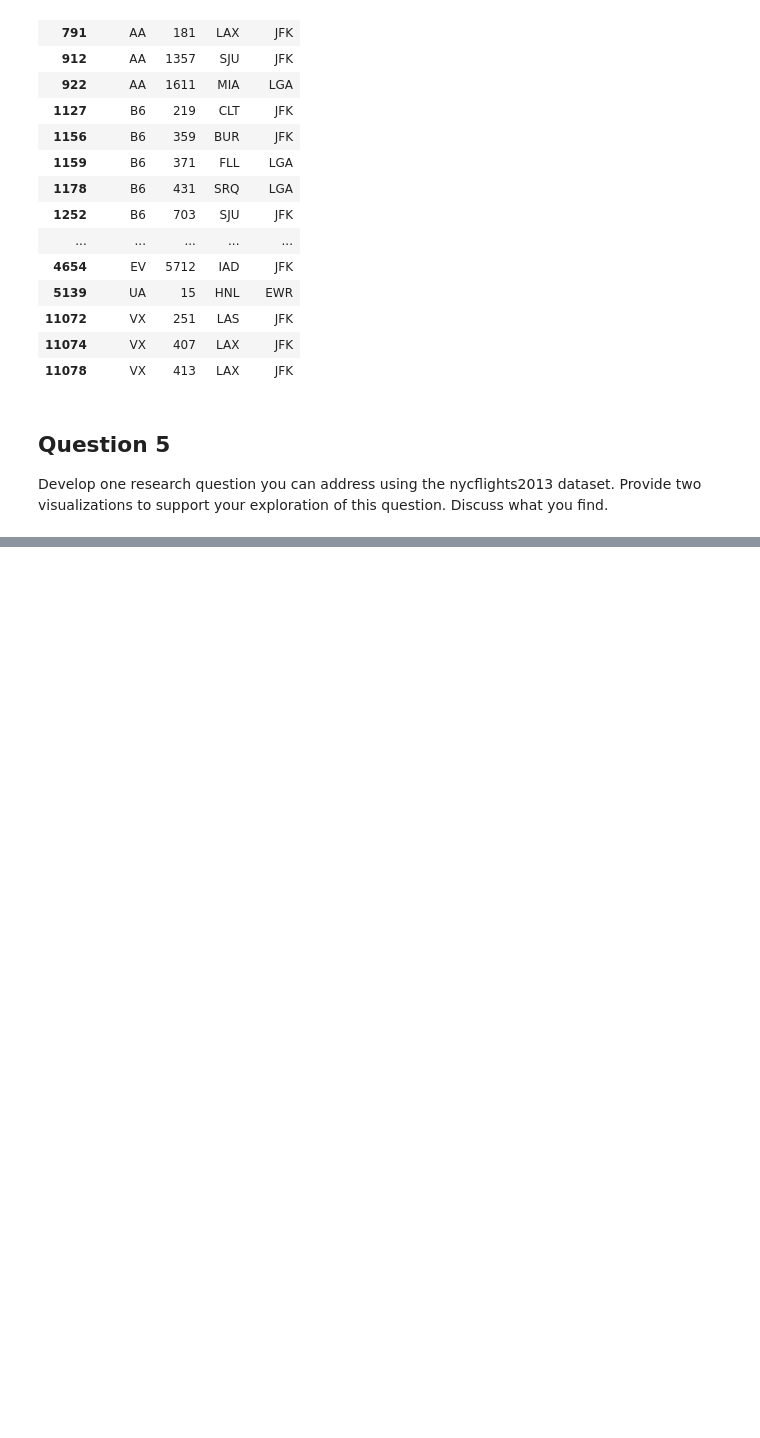
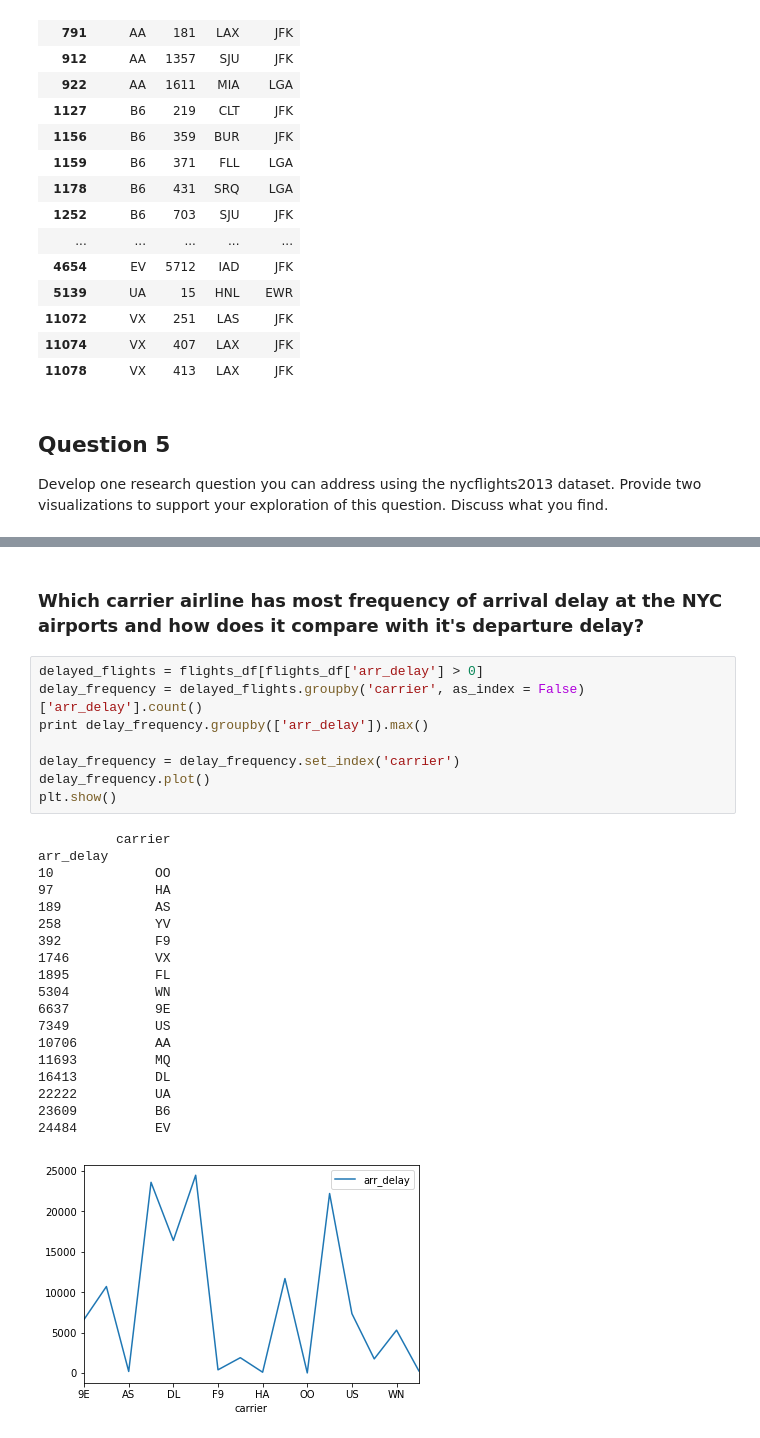
Before and after one commit to Naif6003/LearningJournal, a Jupyter notebook: Python/MachineLearning_Problems/ProblemSet_01/Weather_Airlines_Questions.ipynb, the cells around one changed output, grey strips where cells are left out. Drawn from its saved outputs; the diff is of its cells as text; blank space fills up the shorter version.

```diff
--- a/Python/MachineLearning_Problems/ProblemSet_01/Weather_Airlines_Questions.ipynb
+++ b/Python/MachineLearning_Problems/ProblemSet_01/Weather_Airlines_Questions.ipynb
@@ -304,0 +354,30 @@ Develop one research question you can address using the nycflights2013 dataset.
+# %% [markdown]
+### Which carrier airline has most frequency of arrival delay at the NYC airports and how does it compare with it's departure delay?
+# %%
+delayed_flights = flights_df[flights_df['arr_delay'] > 0]
+delay_frequency = delayed_flights.groupby('carrier', as_index = False)['arr_delay'].count()
+print delay_frequency.groupby(['arr_delay']).max()
+
+delay_frequency = delay_frequency.set_index('carrier')
+delay_frequency.plot()
+plt.show()
+# %% [output]
+          carrier
+arr_delay
+10             OO
+97             HA
+189            AS
+258            YV
+392            F9
+1746           VX
+1895           FL
+5304           WN
+6637           9E
+7349           US
+10706          AA
+11693          MQ
+16413          DL
+22222          UA
+23609          B6
+24484          EV
+[figure, added]
```
Also changed, not shown: parts of 6 cells of this notebook, 3 other files.
